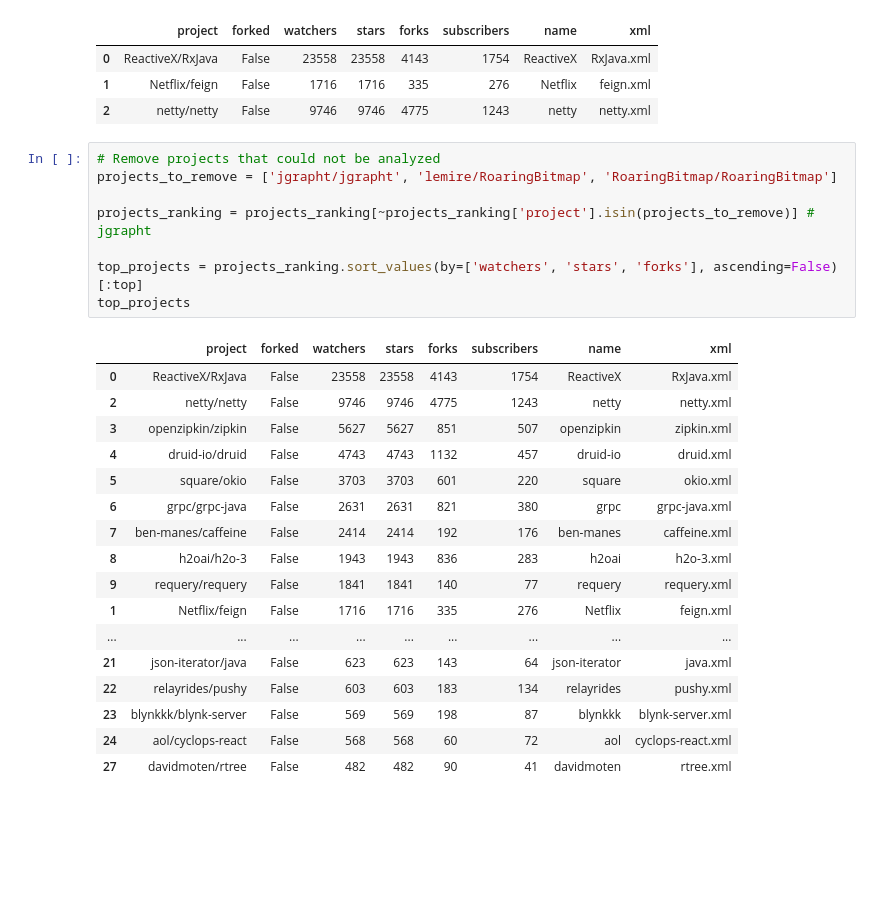
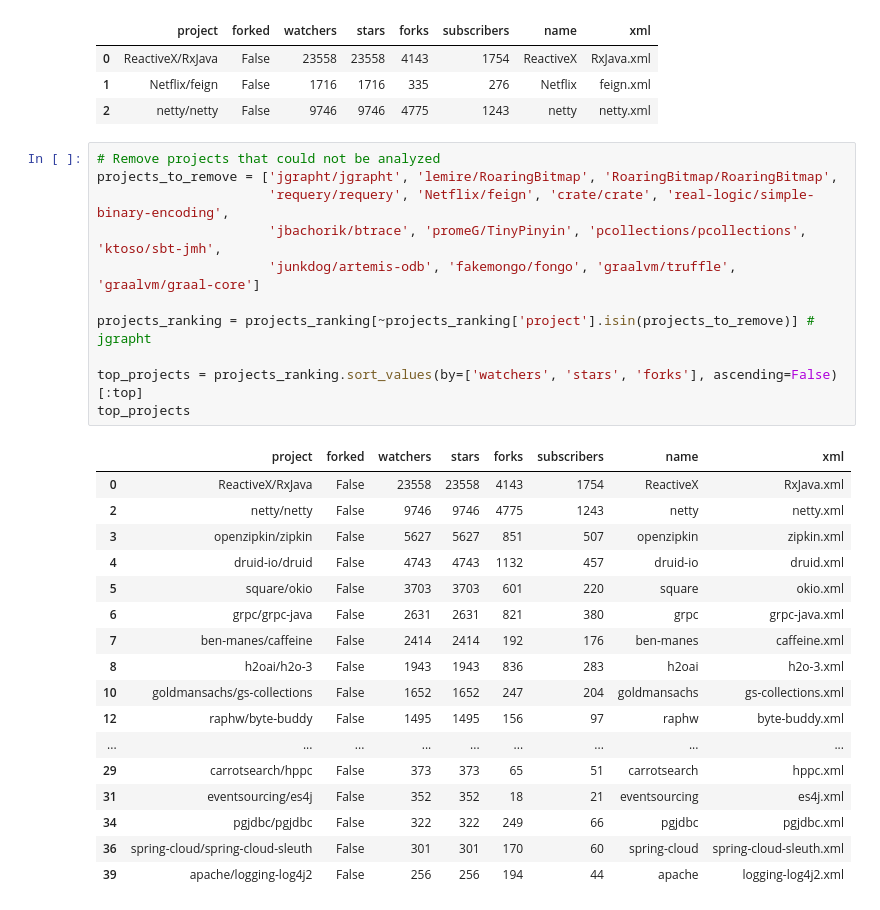
Before and after one commit to DiegoEliasCosta/spotjmhbugs, a Jupyter notebook: script/bugs-distribution-analysis.ipynb, the cells around one changed output. Drawn from its saved outputs; the diff is of its cells as text; blank space fills up the shorter version.

Commit message:
Updating the analysis with the figs + tables

```diff
--- a/script/bugs-distribution-analysis.ipynb
+++ b/script/bugs-distribution-analysis.ipynb
@@ -53,27 +53,30 @@ projects_ranking.head(3)
 | 2 | netty/netty | False | 9746 | 9746 | 4775 | 1243 | netty | netty.xml |
 # %%
 # Remove projects that could not be analyzed
-projects_to_remove = ['jgrapht/jgrapht', 'lemire/RoaringBitmap', 'RoaringBitmap/RoaringBitmap']
+projects_to_remove = ['jgrapht/jgrapht', 'lemire/RoaringBitmap', 'RoaringBitmap/RoaringBitmap',
+                      'requery/requery', 'Netflix/feign', 'crate/crate', 'real-logic/simple-binary-encoding',
+                      'jbachorik/btrace', 'promeG/TinyPinyin', 'pcollections/pcollections', 'ktoso/sbt-jmh',
+                      'junkdog/artemis-odb', 'fakemongo/fongo', 'graalvm/truffle', 'graalvm/graal-core']
 
 projects_ranking = projects_ranking[~projects_ranking['project'].isin(projects_to_remove)] # jgrapht
 
 top_projects = projects_ranking.sort_values(by=['watchers', 'stars', 'forks'], ascending=False)[:top]
 top_projects
 # %% [output]
 |  | project | forked | watchers | stars | forks | subscribers | name | xml |
 | 0 | ReactiveX/RxJava | False | 23558 | 23558 | 4143 | 1754 | ReactiveX | RxJava.xml |
 | 2 | netty/netty | False | 9746 | 9746 | 4775 | 1243 | netty | netty.xml |
 | 3 | openzipkin/zipkin | False | 5627 | 5627 | 851 | 507 | openzipkin | zipkin.xml |
 | 4 | druid-io/druid | False | 4743 | 4743 | 1132 | 457 | druid-io | druid.xml |
 | 5 | square/okio | False | 3703 | 3703 | 601 | 220 | square | okio.xml |
 | 6 | grpc/grpc-java | False | 2631 | 2631 | 821 | 380 | grpc | grpc-java.xml |
 | 7 | ben-manes/caffeine | False | 2414 | 2414 | 192 | 176 | ben-manes | caffeine.xml |
 | 8 | h2oai/h2o-3 | False | 1943 | 1943 | 836 | 283 | h2oai | h2o-3.xml |
-| 9 | requery/requery | False | 1841 | 1841 | 140 | 77 | requery | requery.xml |
-| 1 | Netflix/feign | False | 1716 | 1716 | 335 | 276 | Netflix | feign.xml |
+| 10 | goldmansachs/gs-collections | False | 1652 | 1652 | 247 | 204 | goldmansachs | gs-collections.xml |
+| 12 | raphw/byte-buddy | False | 1495 | 1495 | 156 | 97 | raphw | byte-buddy.xml |
 | ... | ... | ... | ... | ... | ... | ... | ... | ... |
-| 21 | json-iterator/java | False | 623 | 623 | 143 | 64 | json-iterator | java.xml |
-| 22 | relayrides/pushy | False | 603 | 603 | 183 | 134 | relayrides | pushy.xml |
-| 23 | blynkkk/blynk-server | False | 569 | 569 | 198 | 87 | blynkkk | blynk-server.xml |
-| 24 | aol/cyclops-react | False | 568 | 568 | 60 | 72 | aol | cyclops-react.xml |
-| 27 | davidmoten/rtree | False | 482 | 482 | 90 | 41 | davidmoten | rtree.xml |
+| 29 | carrotsearch/hppc | False | 373 | 373 | 65 | 51 | carrotsearch | hppc.xml |
+| 31 | eventsourcing/es4j | False | 352 | 352 | 18 | 21 | eventsourcing | es4j.xml |
+| 34 | pgjdbc/pgjdbc | False | 322 | 322 | 249 | 66 | pgjdbc | pgjdbc.xml |
+| 36 | spring-cloud/spring-cloud-sleuth | False | 301 | 301 | 170 | 60 | spring-cloud | spring-cloud-sleuth.xml |
+| 39 | apache/logging-log4j2 | False | 256 | 256 | 194 | 44 | apache | logging-log4j2.xml |
```
Also changed, not shown: parts of 7 cells of this notebook.
